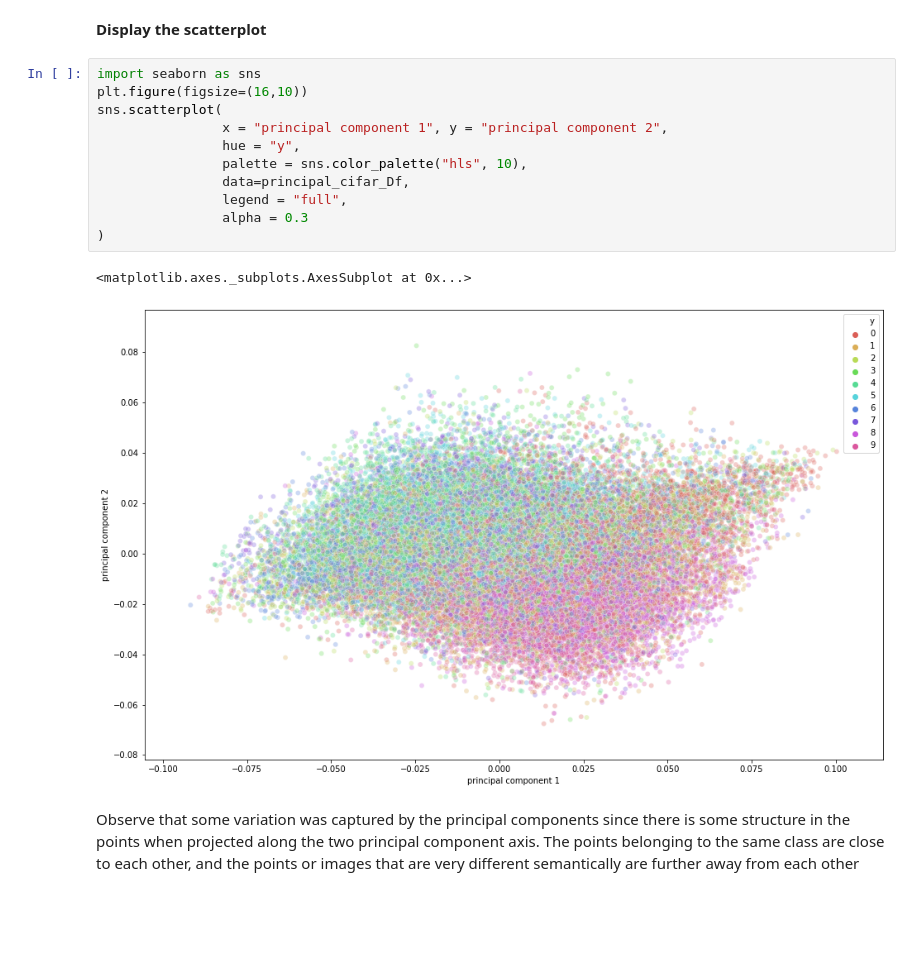
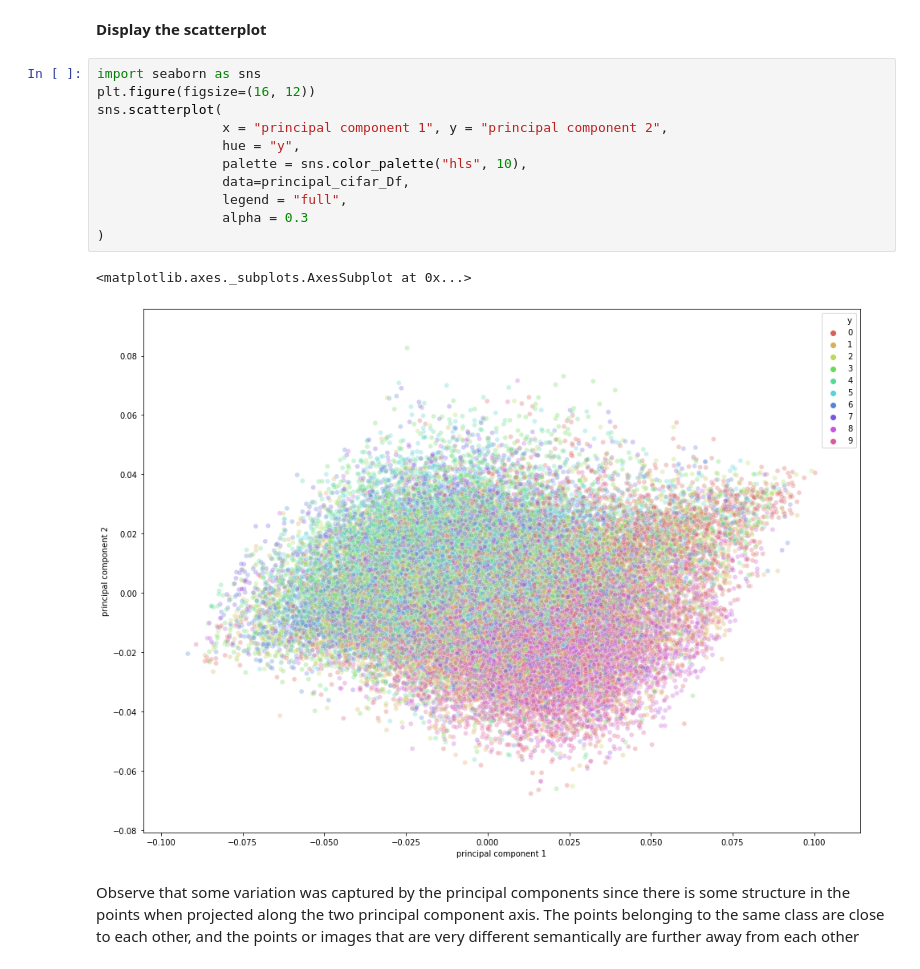
Before and after one commit to NhanDoV/Lectures_notes-teaching-in-VN-, a Jupyter notebook: Statistics/Machine Learning/PCA.ipynb, the cells around one changed output. Cells and saved outputs as stored; diff of their text form; blank space fills up the shorter version.

```diff
--- a/Statistics/Machine Learning/PCA.ipynb
+++ b/Statistics/Machine Learning/PCA.ipynb
@@ -713,18 +869,18 @@ principal_cifar_Df.head()
 **Display the scatterplot**
 # %%
 import seaborn as sns
-plt.figure(figsize=(16,10))
+plt.figure(figsize=(16, 12))
 sns.scatterplot(
                 x = "principal component 1", y = "principal component 2",
                 hue = "y",
                 palette = sns.color_palette("hls", 10),
                 data=principal_cifar_Df,
                 legend = "full",
                 alpha = 0.3
 )
 # %% [output]
 <matplotlib.axes._subplots.AxesSubplot at 0x...>
-[figure, old version]
+[figure, new version]
 # %% [markdown]
 Observe that some variation was captured by the principal components since there is some structure in the points when projected along the two principal component axis. The points belonging to the same class are close to each other, and the points or images that are very different semantically are further away from each other
 # %% [markdown]
```
Also changed, not shown: parts of 40 cells of this notebook.
